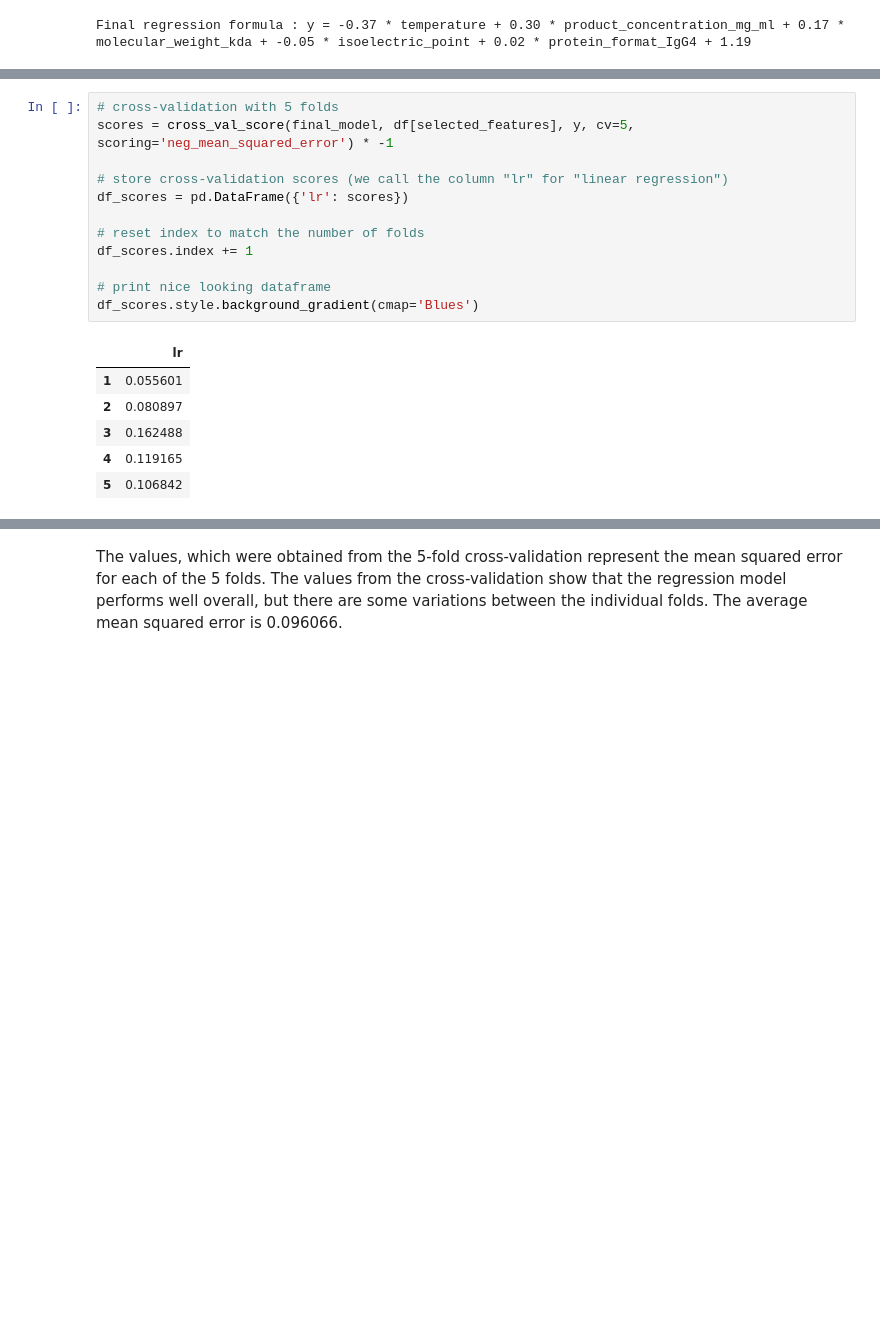
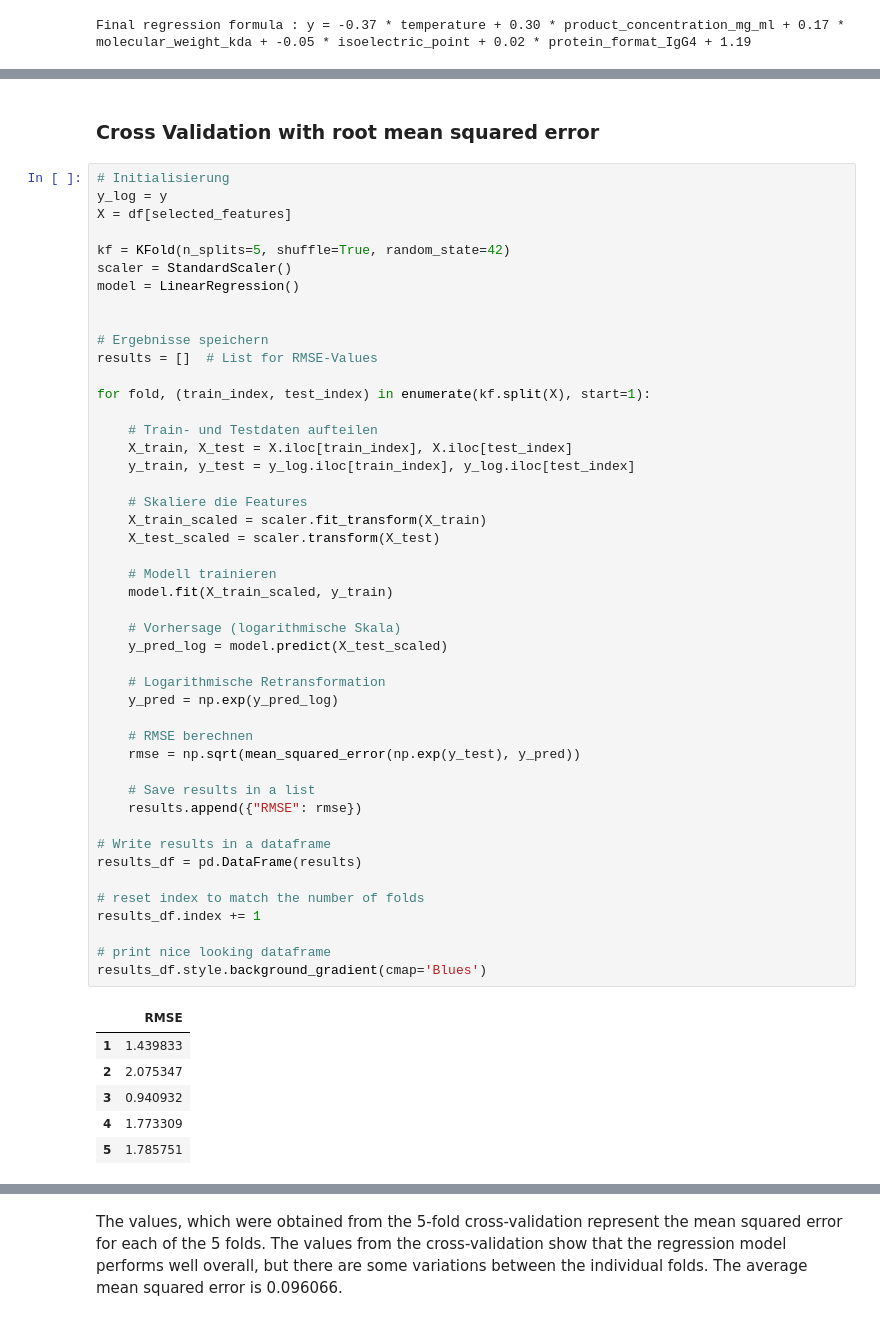
Before and after one commit to hempelt/project, a Jupyter notebook: reports/report.ipynb, the cells around one changed output, grey strips where cells are left out. Saved outputs shown, nothing was run; the diff lists cells and outputs as text; blank space fills up the shorter version.

Commit message:
corrected cross validation

```diff
--- a/reports/report.ipynb
+++ b/reports/report.ipynb
@@ -408,21 +428,57 @@ mse
-# %%
-# cross-validation with 5 folds
-scores = cross_val_score(final_model, df[selected_features], y, cv=5, scoring='neg_mean_squared_error') * -1
-
-# store cross-validation scores (we call the column "lr" for "linear regression")
-df_scores = pd.DataFrame({'lr': scores})
-
-# reset index to match the number of folds
-df_scores.index += 1
-
-# print nice looking dataframe
-df_scores.style.background_gradient(cmap='Blues')
-# %% [output]
-|  | lr |
-| 1 | 0.055601 |
-| 2 | 0.080897 |
-| 3 | 0.162488 |
-| 4 | 0.119165 |
-| 5 | 0.106842 |
+# %% [markdown]
+### Cross Validation with root mean squared error
+# %%
+# Initialisierung
+y_log = y
+X = df[selected_features]
+
+kf = KFold(n_splits=5, shuffle=True, random_state=42)
+scaler = StandardScaler()
+model = LinearRegression()
+
+
+# Ergebnisse speichern
+results = []  # List for RMSE-Values
+
+for fold, (train_index, test_index) in enumerate(kf.split(X), start=1):
+
+    # Train- und Testdaten aufteilen
+    X_train, X_test = X.iloc[train_index], X.iloc[test_index]
+    y_train, y_test = y_log.iloc[train_index], y_log.iloc[test_index]
+
+    # Skaliere die Features
+    X_train_scaled = scaler.fit_transform(X_train)
+    X_test_scaled = scaler.transform(X_test)
+
+    # Modell trainieren
+    model.fit(X_train_scaled, y_train)
+
+    # Vorhersage (logarithmische Skala)
+    y_pred_log = model.predict(X_test_scaled)
+
+    # Logarithmische Retransformation
+    y_pred = np.exp(y_pred_log)
+
+    # RMSE berechnen
+    rmse = np.sqrt(mean_squared_error(np.exp(y_test), y_pred))
+
+    # Save results in a list
+    results.append({"RMSE": rmse})
+
+# Write results in a dataframe
+results_df = pd.DataFrame(results)
+
+# reset index to match the number of folds
+results_df.index += 1
+
+# print nice looking dataframe
+results_df.style.background_gradient(cmap='Blues')
+# %% [output]
+|  | RMSE |
+| 1 | 1.439833 |
+| 2 | 2.075347 |
+| 3 | 0.940932 |
+| 4 | 1.773309 |
+| 5 | 1.785751 |
 # %%
 # calculate statistics
```
Also changed, not shown: parts of 5 cells of this notebook.
